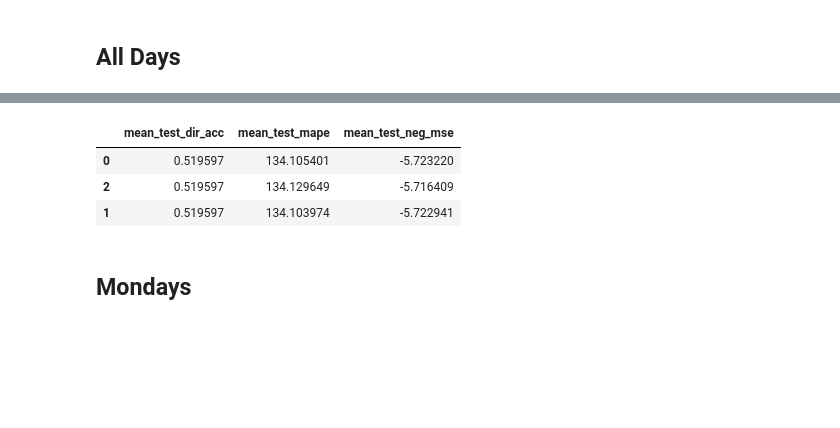
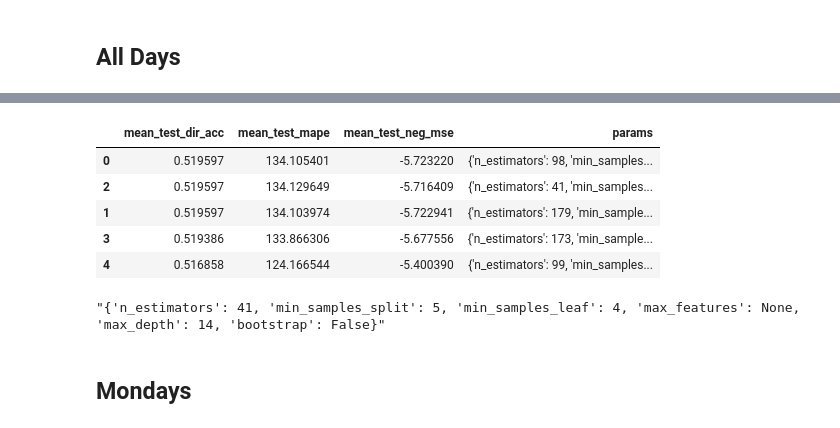
Before and after one commit to TianyuDu/ugthesis, a Jupyter notebook: model_selection_results/result_summary.ipynb, the cells around one changed output, grey strips where cells are left out. Cells and saved outputs as stored; diff of their text form; code cells hidden in the pictures; blank space fills up the shorter version.

```diff
--- a/model_selection_results/result_summary.ipynb
+++ b/model_selection_results/result_summary.ipynb
@@ -195,10 +179,16 @@ Name: 98, dtype: object
 # %%
-df_rf_alldays.sort_values("mean_test_dir_acc", ascending=False)[cols][:3]
+df_rf_alldays.sort_values("mean_test_dir_acc", ascending=False)[cols][:5]
 # %% [output]
-|  | mean_test_dir_acc | mean_test_mape | mean_test_neg_mse |
-| 0 | 0.519597 | 134.105401 | -5.723220 |
-| 2 | 0.519597 | 134.129649 | -5.716409 |
-| 1 | 0.519597 | 134.103974 | -5.722941 |
+|  | mean_test_dir_acc | mean_test_mape | mean_test_neg_mse | params |
+| 0 | 0.519597 | 134.105401 | -5.723220 | {'n_estimators': 98, 'min_samples... |
+| 2 | 0.519597 | 134.129649 | -5.716409 | {'n_estimators': 41, 'min_samples... |
+| 1 | 0.519597 | 134.103974 | -5.722941 | {'n_estimators': 179, 'min_sample... |
+| 3 | 0.519386 | 133.866306 | -5.677556 | {'n_estimators': 173, 'min_sample... |
+| 4 | 0.516858 | 124.166544 | -5.400390 | {'n_estimators': 99, 'min_samples... |
+# %%
+df_rf_alldays.sort_values("mean_test_dir_acc", ascending=False)[cols].iloc[1]["params"]
+# %% [output]
+"{'n_estimators': 41, 'min_samples_split': 5, 'min_samples_leaf': 4, 'max_features': None, 'max_depth': 14, 'bootstrap': False}"
 # %% [markdown]
 ## Mondays
 # %%
```
Also changed, not shown: parts of 2 cells of this notebook, 1 other file.
